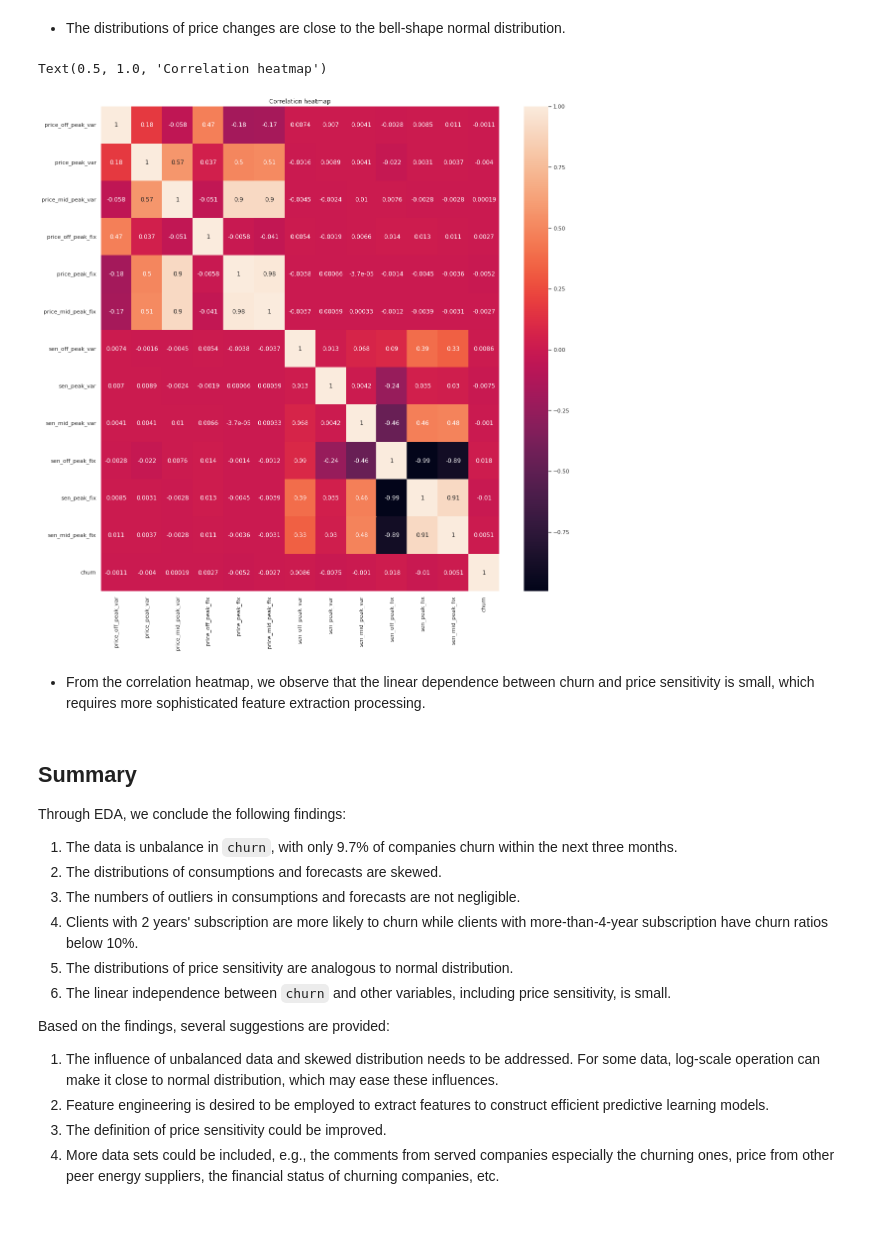
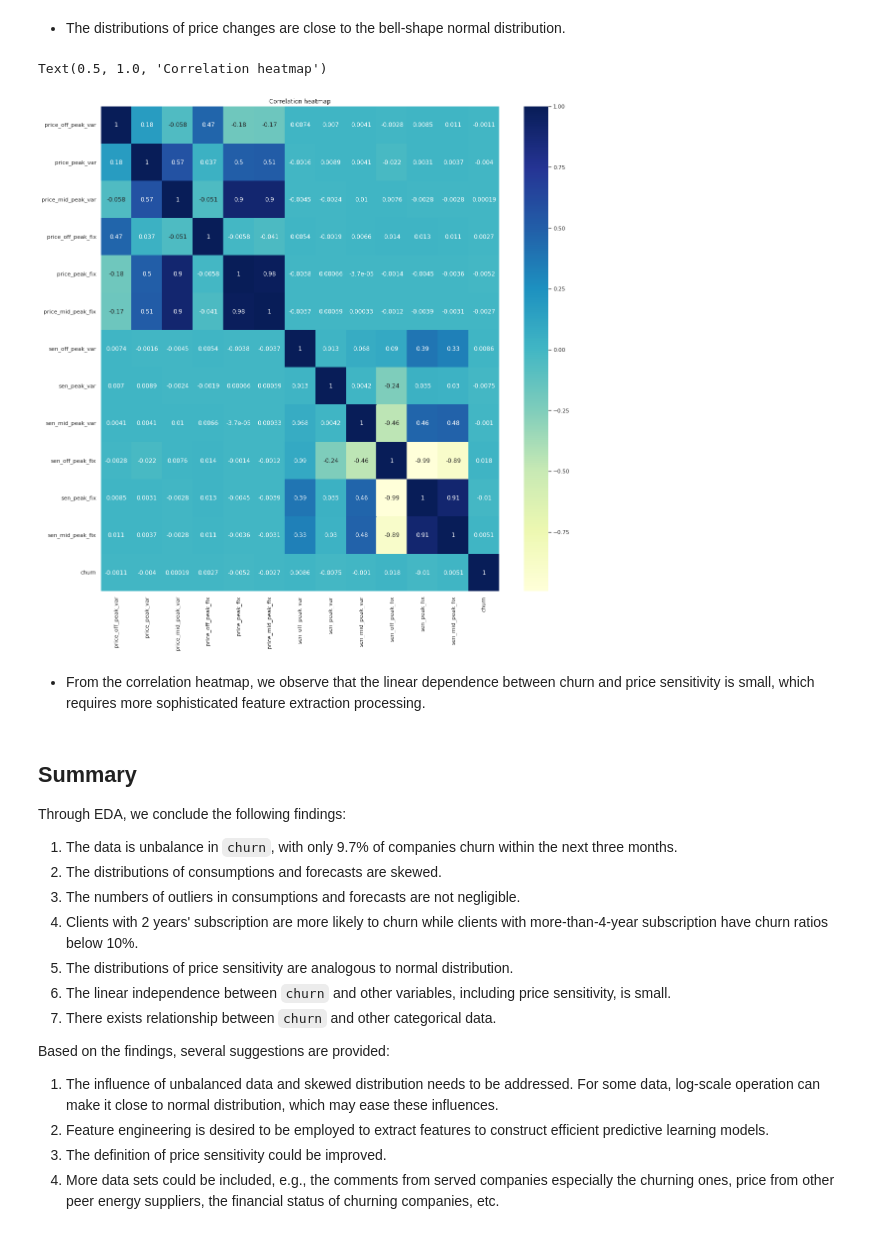
Before and after one commit to AnyueWang/BCG_Project, a Jupyter notebook: EDA.ipynb, the cells around one changed output. Drawn from its saved outputs; the diff is of its cells as text; code cells hidden in the pictures.

```diff
--- a/EDA.ipynb
+++ b/EDA.ipynb
@@ -472,12 +532,12 @@ cons_price_df[['sen_off_peak_var','sen_peak_var','sen_mid_peak_var','sen_off_pea
 # %%
 corr = cons_price_df[price_col+sen_col+['churn']].corr()
 
 fig, ax = plt.subplots(figsize=(18, 18))
-sns.heatmap(corr, xticklabels=corr.columns, yticklabels=corr.columns, annot = True)
+sns.heatmap(corr, xticklabels=corr.columns, yticklabels=corr.columns, annot = True, cmap='YlGnBu')
 ax.set_title('Correlation heatmap')
 # %% [output]
 Text(0.5, 1.0, 'Correlation heatmap')
-[figure, old version]
+[figure, new version]
 # %% [markdown]
 * From the correlation heatmap, we observe that the linear dependence between churn and price sensitivity is small, which requires more sophisticated feature extraction processing.
 # %% [markdown]
@@ -490,6 +550,7 @@ Through EDA, we conclude the following findings:
 4. Clients with 2 years' subscription are more likely to churn while clients with more-than-4-year subscription have churn ratios below 10%.
 5. The distributions of price sensitivity are analogous to normal distribution.
 6. The linear independence between `churn` and other variables, including price sensitivity, is small.
+7. There exists relationship between `churn` and other categorical data.
 
 Based on the findings, several suggestions are provided:
 1. The influence of unbalanced data and skewed distribution needs to be addressed. For some data, log-scale operation can make it close to normal distribution, which may ease these influences.
```
Also changed, not shown: parts of 13 cells of this notebook.
